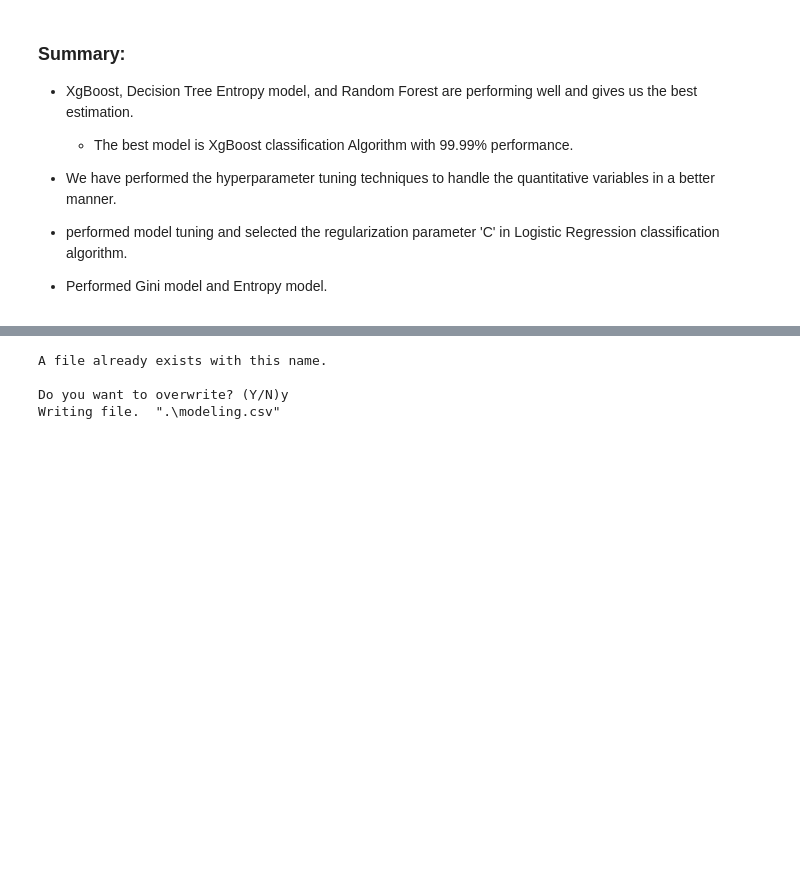
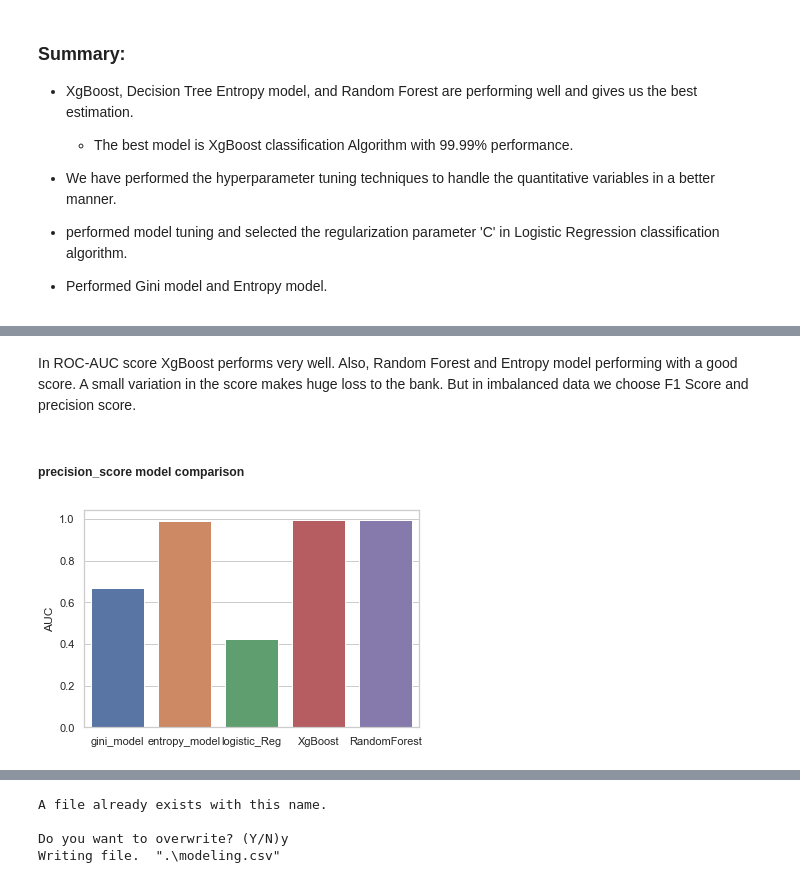
Before and after one commit to ArchanaRobin/SpringBoard, a Jupyter notebook: Capstone 2_Credit Card Fraud Detection/Credit Card Fraud Detection - Preprocessing and Modeling.ipynb, the cells around one changed output, grey strips where cells are left out. Drawn from its saved outputs; the diff is of its cells as text; code cells hidden in the pictures; blank space fills up the shorter version.

```diff
--- a/Capstone 2_Credit Card Fraud Detection/Credit Card Fraud Detection - Preprocessing and Modeling.ipynb
+++ b/Capstone 2_Credit Card Fraud Detection/Credit Card Fraud Detection - Preprocessing and Modeling.ipynb
@@ -929,0 +966,14 @@ print(classification_report(y_test, entropy_pred))
+# %% [markdown]
+In ROC-AUC score XgBoost performs very well. Also, Random Forest and Entropy model performing with a good score. A small variation in the score makes huge loss to the bank. But in imbalanced data we choose F1 Score and precision score.
+# %% [markdown]
+##### precision_score model comparison
+# %%
+sns.set_theme(style="whitegrid")
+sns.barplot(x=["gini_model", "entropy_model", "logistic_Reg", "XgBoost", "RandomForest"],
+            y=[precision_score(gini_model.predict(X_test), y_test), precision_score(entropy_model.predict(X_test), y_test), precision_score(logreg_model.predict(X_test), y_test),
+               precision_score(XgB_df_model.predict(X_test), y_test), precision_score(rf_classifier.predict(X_test), y_test)])
+
+plt.ylabel("AUC")
+plt.show()
+# %% [output]
+[figure, added]
```
Also changed, not shown: parts of 18 cells of this notebook.
